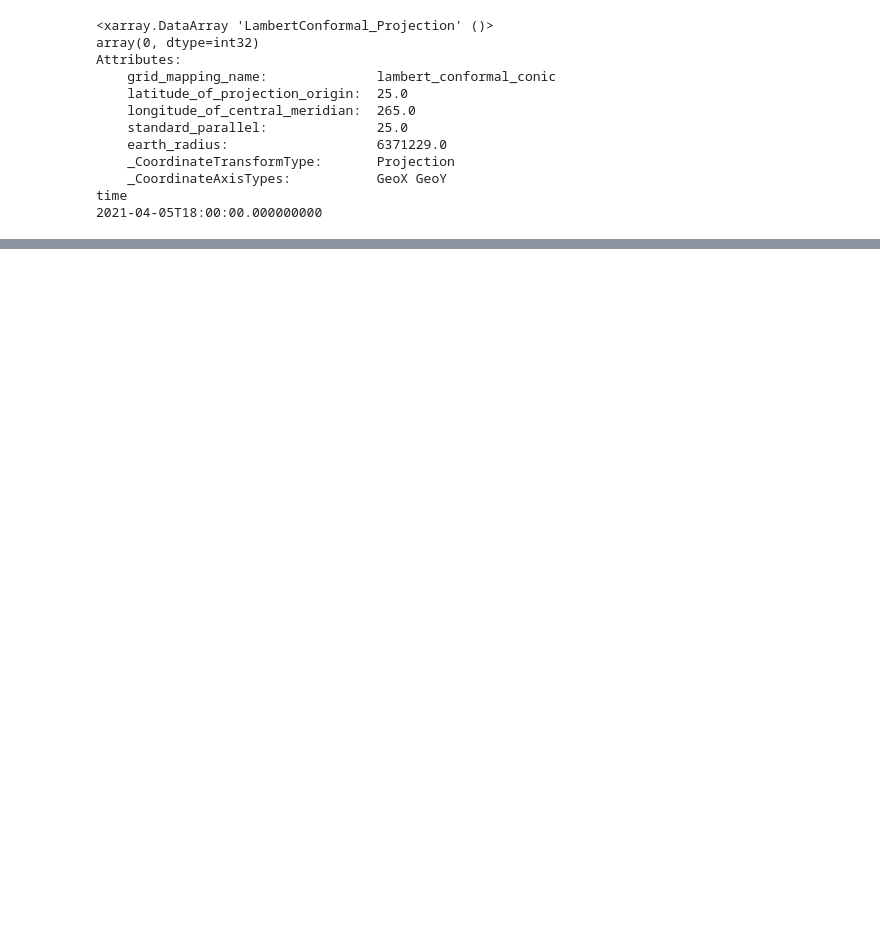
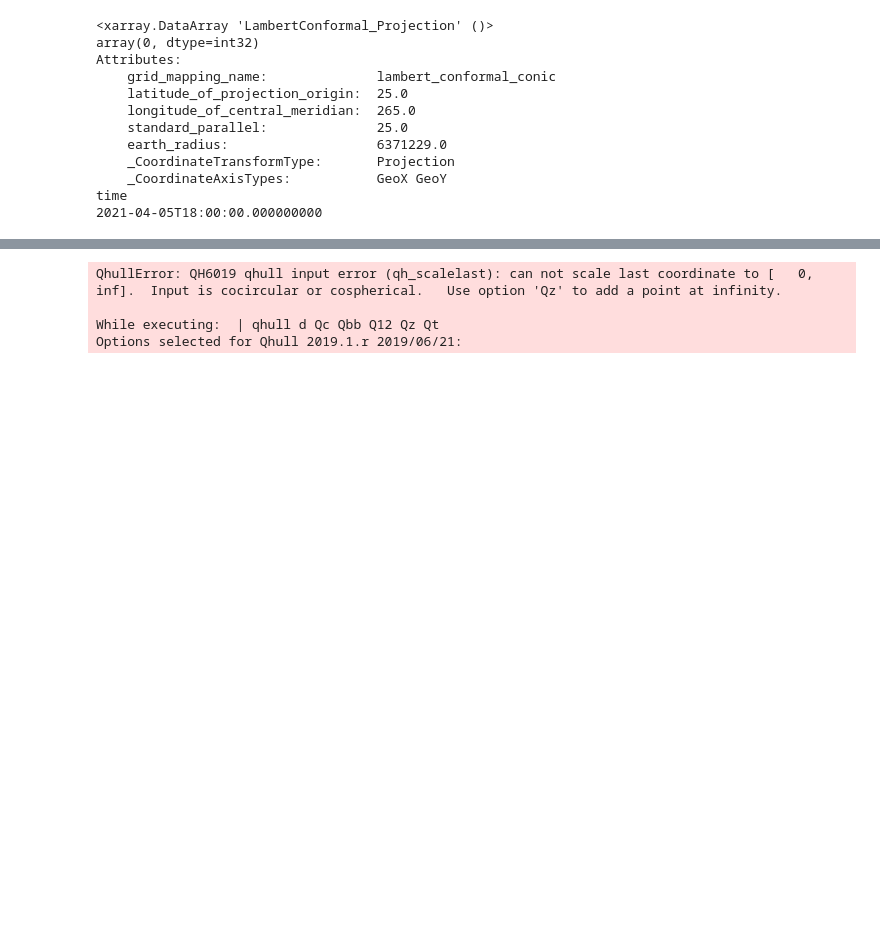
Before and after one commit to pilotchute/oop_hrrr_tutorial, a Jupyter notebook: HRRR_Charting.ipynb, the cells around one changed output, grey strips where cells are left out. Cells and saved outputs as stored; diff of their text form; code cells hidden in the pictures; blank space fills up the shorter version.

Commit message:
WOOO picky about limits are we streamlines?
Signed-off-by: pilotchute <akootz@ucar.edu>

```diff
--- a/HRRR_Charting.ipynb
+++ b/HRRR_Charting.ipynb
@@ -156,0 +155,58 @@ plt.show()
+# %%
+ncvar = nc[var[-1]]
+ncname = ncvar.name
+time_i = 1
+barbs = False
+streamlines = True
+nctime = 'time'
+x = ncvar.x.data*1000.
+y = ncvar.y.data*1000.
+
+grid = nc[ncvar.grid_mapping]
+crs = ccrs.LambertConformal(
+                            central_longitude=grid.longitude_of_central_meridian,
+                            central_latitude=grid.latitude_of_projection_origin,
+                            standard_parallels=(grid.latitude_of_projection_origin,grid.standard_parallel),
+                            globe=ccrs.Globe(ellipse='sphere', semimajor_axis=grid.earth_radius)
+                            )
+
+fig = plt.figure(figsize=(10,10), dpi=200)
+ax = plt.axes(projection=ccrs.PlateCarree())
+mesh = ax.pcolorfast(x,y,ncvar[time_i,::].data.squeeze(), transform=crs, cmap='coolwarm')
+
+
+#ax.barbs(x,y,nc[var[0]][time_i,0,::].data.squeeze(),nc[var[1]][time_i,0,::].data.squeeze(), transform=crs, length=3, linewidth=0.2)
+
+ax.streamplot(x,y,nc[var[0]][time_i,0,::].data.squeeze(),nc[var[1]][time_i,0,::].data.squeeze(), transform=crs, density = 5, color='grey', arrowsize=0.5, linewidth= 0.5)
+#ax.streamplot(x,y,nc[var[0]][istep,0,::].data.squeeze(),nc[var[1]][istep,0,::].data.squeeze(), transform=crs, density = 5, color='grey', arrowsize=0.5, linewidth= 0.5)
+
+
+
+ax.scatter(-105.300, 40.056, c='black', s=8)
+ax.text(-105.300, 40.056, ' Wonderland', size=8)
+ax.scatter(-105.245, 39.737, c='black', s=8)
+ax.text(-105.245, 39.737, ' Lookout', size=8)
+# ax.scatter(-105.282, 40.133, c='black', s=8)
+# ax.text(-105.282, 40.13, ' Altona', size=8)
+# ax.scatter(-105.271, 40.224, c='black', s=8)
+# ax.text(-105.271, 40.224, ' Lyons', size=8)
+# ax.scatter(-105.419, 40.026, c='black', s=8)
+# ax.text(-105.419, 40.026, ' Sugarloaf', size=8)
+
+gl = ax.gridlines(draw_labels=True, color = 'black', linewidth=0.5)
+gl.xlocator = mticker.FixedLocator(np.arange(west,east+grid_size,grid_size))
+gl.ylocator = mticker.FixedLocator(np.arange(south,north+grid_size,grid_size))
+gl.top_labels = False
+gl.right_labels = False
+
+plt.xlim([west, east])
+plt.ylim([south, north])
+plt.colorbar(mesh, shrink=0.8)
+plt.title(str(nc[nctime].data[time_index])[:-16] + ' ' + ncname[:42]);
+plt.show()
+# %% [output]
+QhullError: QH6019 qhull input error (qh_scalelast): can not scale last coordinate to [   0,  inf].  Input is cocircular or cospherical.   Use option 'Qz' to add a point at infinity.
+
+While executing:  | qhull d Qc Qbb Q12 Qz Qt
+Options selected for Qhull 2019.1.r 2019/06/21:
+[figure, added]
```
Also changed, not shown: parts of 1 cell of this notebook, 1 other file.
